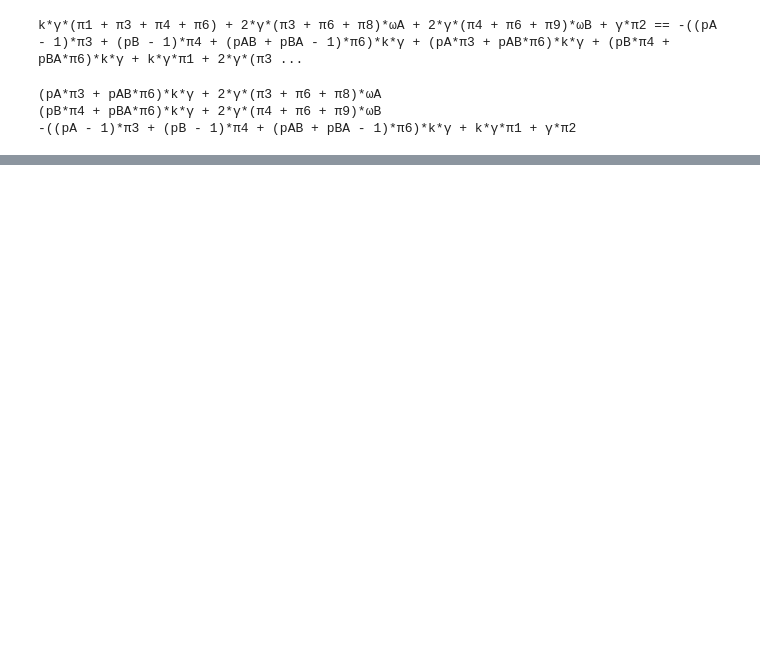
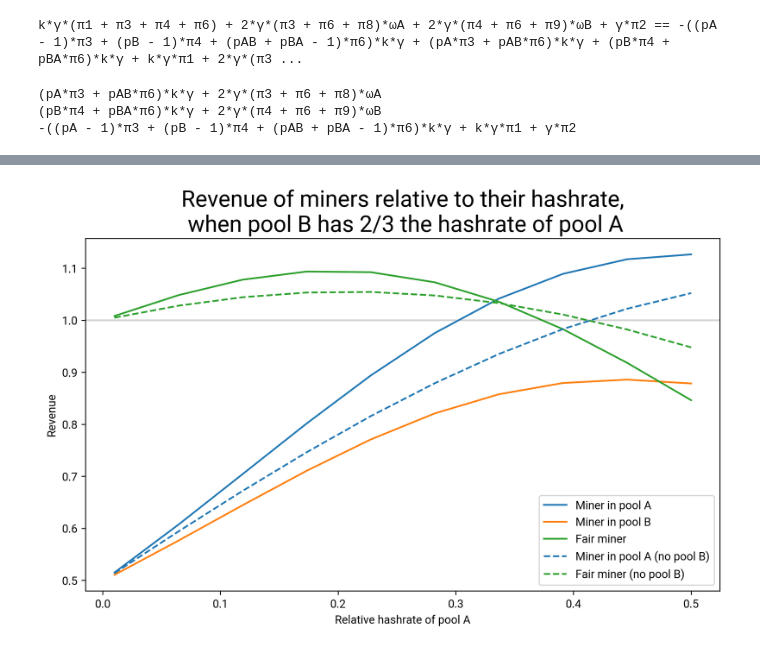
Before and after one commit to JonM0/pepa-selfish-mining, a Jupyter notebook: ctmc.ipynb, the cells around one changed output, grey strips where cells are left out. Cells and saved outputs as stored; diff of their text form; code cells hidden in the pictures; blank space fills up the shorter version.

Commit message:
Add income graph

```diff
--- a/ctmc.ipynb
+++ b/ctmc.ipynb
@@ -5,6 +5,9 @@ from sage.all_cmdline import *
 
 from ctmc.metrics import *
 from ctmc.generator import *
+# %%
+plt.rcParams['figure.dpi'] = 300
+plt.rcParams['font.family'] = 'roboto'
 # %%
 from ctmc.model import *
 # %%
@@ -51,0 +42,43 @@ pass
+# %%
+revenue_msA = poolA_revenue(pi) / omegaA
+revenue_msB = poolB_revenue(pi) / omegaB
+revenue_mF = fair_revenue(pi) / k
+# %%
+tot = 200
+v = var('v')
+s = par | rp | {omegaA: v * tot,
+                omegaB: v / 1.5 * tot,
+                k: (1 - v * 1.66) * tot}
+f_sa = revenue_msA.subs(s)
+f_sb = revenue_msB.subs(s)
+f_f = revenue_mF.subs(s)
+s_og = s | {omegaB: 0, k: (1-v)*tot}
+f_sa_og = revenue_msA.subs(s_og)
+f_f_og = revenue_mF.subs(s_og)
+
+x_values = np.linspace(0.01, 0.5, 10)
+y_values_sa = np.array([f_sa.subs({v: x}) for x in x_values])
+y_values_sb = np.array([f_sb.subs({v: x}) for x in x_values])
+y_values_f = np.array([f_f.subs({v: x}) for x in x_values])
+y_values_sa_og = np.array([f_sa_og.subs({v: x}) for x in x_values])
+y_values_f_og = np.array([f_f_og.subs({v: x}) for x in x_values])
+# %%
+fig, ax = plt.subplots(figsize=(10, 5.7))
+
+ax.axhline(y=1, color='lightgray')
+
+ax.plot(x_values, y_values_sa*tot, label='Miner in pool A', color='tab:blue')
+ax.plot(x_values, y_values_sb*tot, label='Miner in pool B', color='tab:orange')
+ax.plot(x_values, y_values_f*tot, label='Fair miner', color='tab:green')
+ax.plot(x_values, y_values_sa_og*tot, label='Miner in pool A (no pool B)', linestyle='--', color='tab:blue')
+ax.plot(x_values, y_values_f_og*tot, label='Fair miner (no pool B)', linestyle='--', color='tab:green')
+
+
+ax.set_title('Revenue of miners relative to their hashrate,\n when pool B has 2/3 the hashrate of pool A', fontsize=20)
+ax.set_xlabel('Relative hashrate of pool A')
+ax.set_ylabel('Revenue')
+ax.legend()
+
+pass
+# %% [output]
+[figure, added]
```
Also changed, not shown: parts of 6 cells of this notebook.
